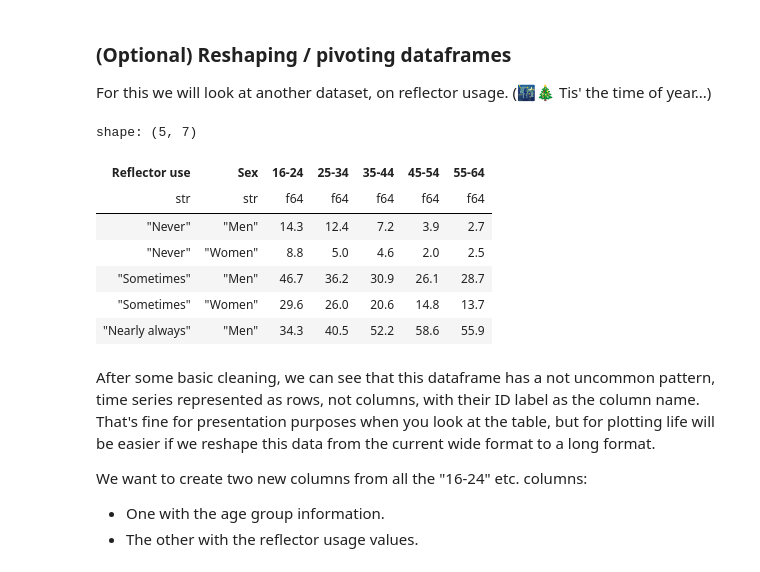
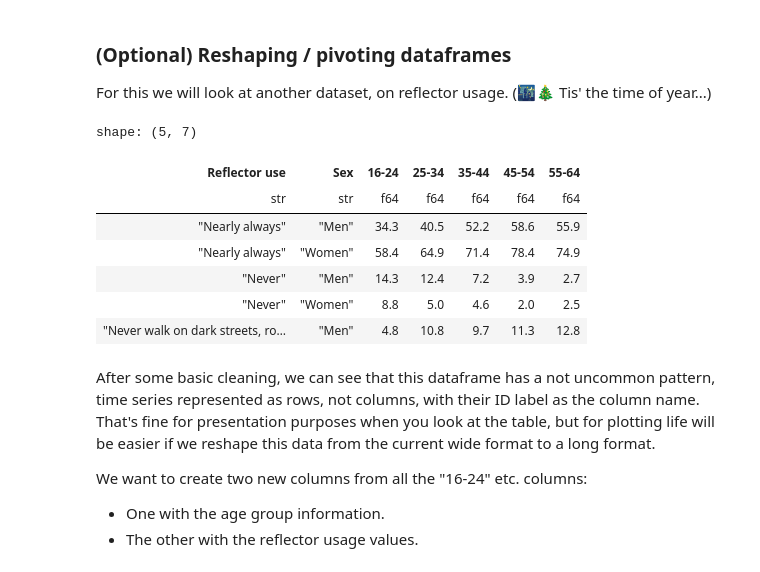
Before and after one commit to andybega/dataframes-workshop, a Jupyter notebook: dataframes.ipynb, the cells around one changed output. Drawn from its saved outputs; the diff is of its cells as text; code cells hidden in the pictures.

```diff
--- a/dataframes.ipynb
+++ b/dataframes.ipynb
@@ -687,18 +688,19 @@ For this we will look at another dataset, on reflector usage. (🌃🎄 Tis' the
 # %%
 reflectors = (pl.read_csv("data/reflectors.csv", has_header=True, separator=";", skip_rows=2)
               .filter(pl.col("Sex").ne("Men and women"))
               .drop(["Type of data", "Year", "All age groups (16-64)"])
+              .sort("Reflector use", "Sex")
 )
 reflectors.head()
 # %% [output]
 shape: (5, 7)
 | Reflector use | Sex | 16-24 | 25-34 | 35-44 | 45-54 | 55-64 |
 | str | str | f64 | f64 | f64 | f64 | f64 |
+| "Nearly always" | "Men" | 34.3 | 40.5 | 52.2 | 58.6 | 55.9 |
+| "Nearly always" | "Women" | 58.4 | 64.9 | 71.4 | 78.4 | 74.9 |
 | "Never" | "Men" | 14.3 | 12.4 | 7.2 | 3.9 | 2.7 |
 | "Never" | "Women" | 8.8 | 5.0 | 4.6 | 2.0 | 2.5 |
-| "Sometimes" | "Men" | 46.7 | 36.2 | 30.9 | 26.1 | 28.7 |
-| "Sometimes" | "Women" | 29.6 | 26.0 | 20.6 | 14.8 | 13.7 |
-| "Nearly always" | "Men" | 34.3 | 40.5 | 52.2 | 58.6 | 55.9 |
+| "Never walk on dark streets, ro… | "Men" | 4.8 | 10.8 | 9.7 | 11.3 | 12.8 |
 # %% [markdown]
 After some basic cleaning, we can see that this dataframe has a not uncommon pattern, time series represented as rows, not columns, with their ID label as the column name. That's fine for presentation purposes when you look at the table, but for plotting life will be easier if we reshape this data from the current wide format to a long format.
 
```
Also changed, not shown: parts of 5 cells of this notebook, 4 other files.
